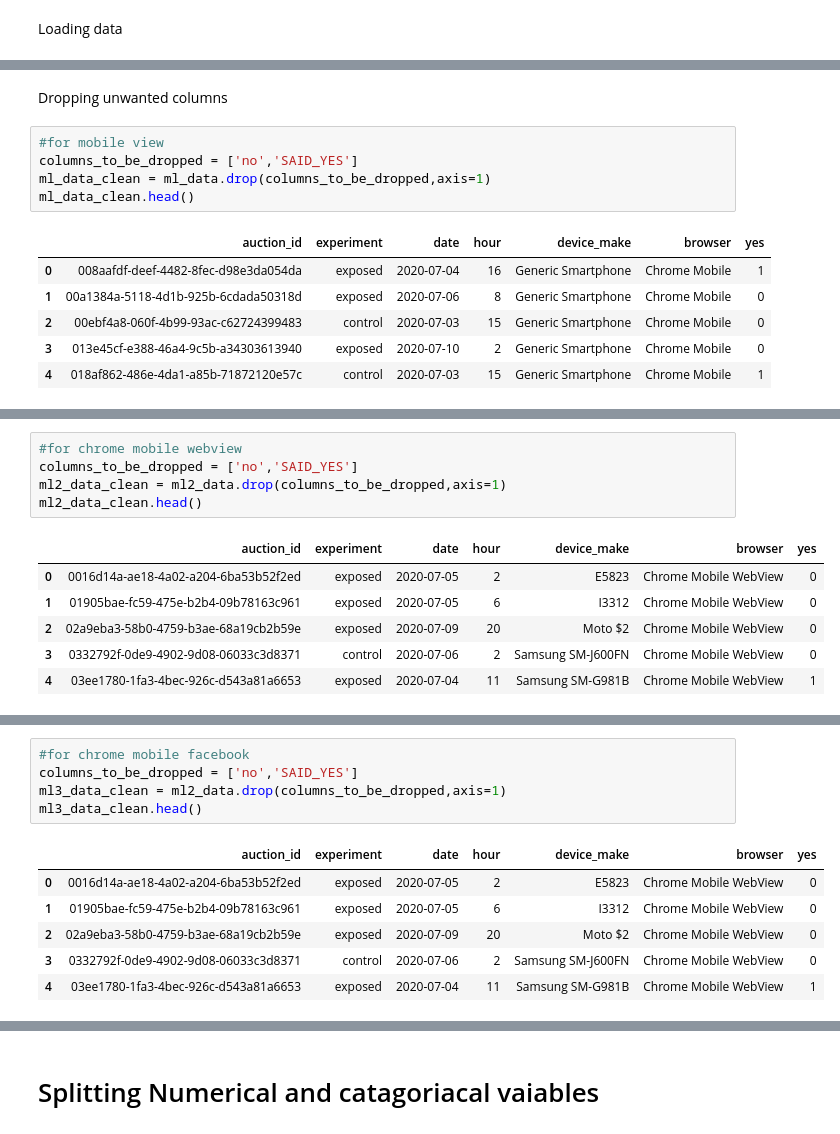
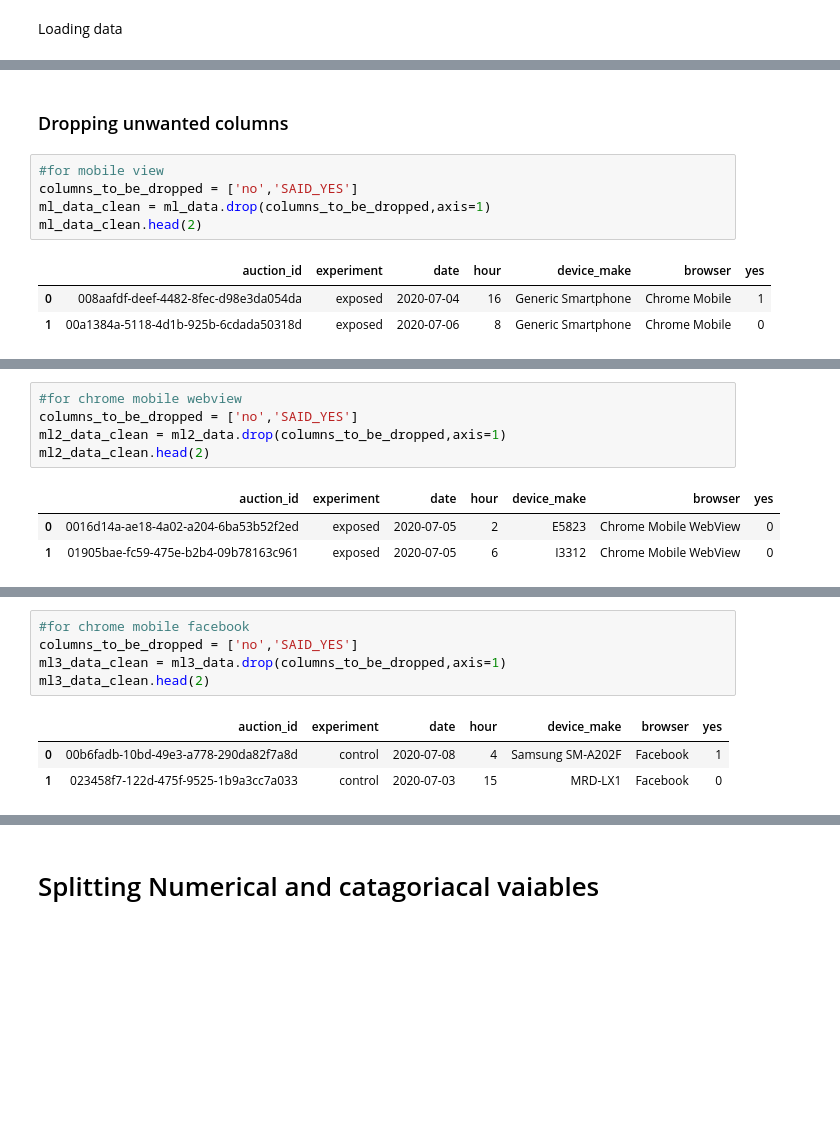
Before and after one commit to Micky373/abtest-mlops, a Jupyter notebook: notebooks/random_forest.ipynb, the cells around one changed output, grey strips where cells are left out. Drawn from its saved outputs; the diff is of its cells as text; blank space fills up the shorter version.

```diff
--- a/notebooks/random_forest.ipynb
+++ b/notebooks/random_forest.ipynb
@@ -31,17 +28,14 @@ ml_data.head()
 # %% [markdown]
-Dropping unwanted columns
+### Dropping unwanted columns
 # %%
 #for mobile view
 columns_to_be_dropped = ['no','SAID_YES']
 ml_data_clean = ml_data.drop(columns_to_be_dropped,axis=1)
-ml_data_clean.head()
+ml_data_clean.head(2)
 # %% [output]
 |  | auction_id | experiment | date | hour | device_make | browser | yes |
 | 0 | 008aafdf-deef-4482-8fec-d98e3da054da | exposed | 2020-07-04 | 16 | Generic Smartphone | Chrome Mobile | 1 |
 | 1 | 00a1384a-5118-4d1b-925b-6cdada50318d | exposed | 2020-07-06 | 8 | Generic Smartphone | Chrome Mobile | 0 |
-| 2 | 00ebf4a8-060f-4b99-93ac-c62724399483 | control | 2020-07-03 | 15 | Generic Smartphone | Chrome Mobile | 0 |
-| 3 | 013e45cf-e388-46a4-9c5b-a34303613940 | exposed | 2020-07-10 | 2 | Generic Smartphone | Chrome Mobile | 0 |
-| 4 | 018af862-486e-4da1-a85b-71872120e57c | control | 2020-07-03 | 15 | Generic Smartphone | Chrome Mobile | 1 |
 # %%
 ml2_data.head(2)
 # %% [output]
@@ -52,14 +46,11 @@ ml2_data.head(2)
 #for chrome mobile webview
 columns_to_be_dropped = ['no','SAID_YES']
 ml2_data_clean = ml2_data.drop(columns_to_be_dropped,axis=1)
-ml2_data_clean.head()
+ml2_data_clean.head(2)
 # %% [output]
 |  | auction_id | experiment | date | hour | device_make | browser | yes |
 | 0 | 0016d14a-ae18-4a02-a204-6ba53b52f2ed | exposed | 2020-07-05 | 2 | E5823 | Chrome Mobile WebView | 0 |
 | 1 | 01905bae-fc59-475e-b2b4-09b78163c961 | exposed | 2020-07-05 | 6 | I3312 | Chrome Mobile WebView | 0 |
-| 2 | 02a9eba3-58b0-4759-b3ae-68a19cb2b59e | exposed | 2020-07-09 | 20 | Moto $2 | Chrome Mobile WebView | 0 |
-| 3 | 0332792f-0de9-4902-9d08-06033c3d8371 | control | 2020-07-06 | 2 | Samsung SM-J600FN | Chrome Mobile WebView | 0 |
-| 4 | 03ee1780-1fa3-4bec-926c-d543a81a6653 | exposed | 2020-07-04 | 11 | Samsung SM-G981B | Chrome Mobile WebView | 1 |
 # %%
 ml3_data.head(2)
 # %% [output]
@@ -69,14 +60,11 @@ ml3_data.head(2)
 # %%
 #for chrome mobile facebook
 columns_to_be_dropped = ['no','SAID_YES']
-ml3_data_clean = ml2_data.drop(columns_to_be_dropped,axis=1)
-ml3_data_clean.head()
+ml3_data_clean = ml3_data.drop(columns_to_be_dropped,axis=1)
+ml3_data_clean.head(2)
 # %% [output]
 |  | auction_id | experiment | date | hour | device_make | browser | yes |
-| 0 | 0016d14a-ae18-4a02-a204-6ba53b52f2ed | exposed | 2020-07-05 | 2 | E5823 | Chrome Mobile WebView | 0 |
-| 1 | 01905bae-fc59-475e-b2b4-09b78163c961 | exposed | 2020-07-05 | 6 | I3312 | Chrome Mobile WebView | 0 |
-| 2 | 02a9eba3-58b0-4759-b3ae-68a19cb2b59e | exposed | 2020-07-09 | 20 | Moto $2 | Chrome Mobile WebView | 0 |
-| 3 | 0332792f-0de9-4902-9d08-06033c3d8371 | control | 2020-07-06 | 2 | Samsung SM-J600FN | Chrome Mobile WebView | 0 |
-| 4 | 03ee1780-1fa3-4bec-926c-d543a81a6653 | exposed | 2020-07-04 | 11 | Samsung SM-G981B | Chrome Mobile WebView | 1 |
+| 0 | 00b6fadb-10bd-49e3-a778-290da82f7a8d | control | 2020-07-08 | 4 | Samsung SM-A202F | Facebook | 1 |
+| 1 | 023458f7-122d-475f-9525-1b9a3cc7a033 | control | 2020-07-03 | 15 | MRD-LX1 | Facebook | 0 |
 # %%
 ml4_data.head(2)
```
Also changed, not shown: parts of 22 cells of this notebook.
